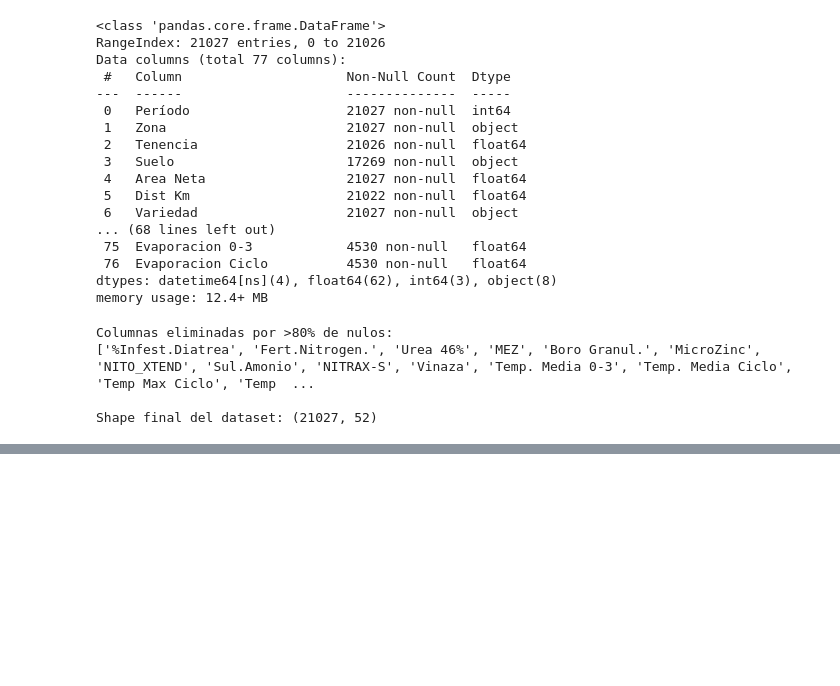
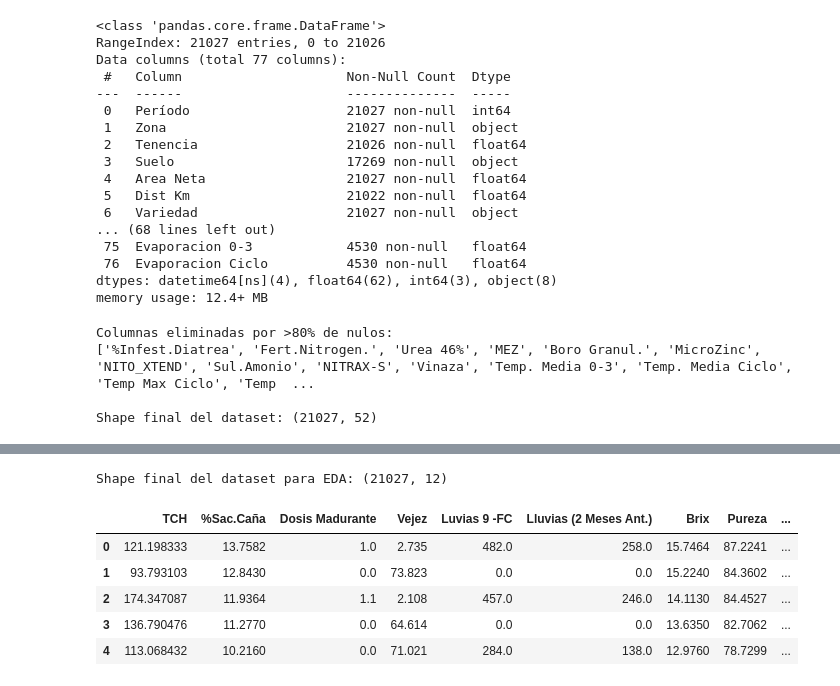
Before and after one commit to Yustes1704/Analisis_Cuantitativo_Ingenio, a Jupyter notebook: Taller_Final.ipynb, the cells around one changed output, grey strips where cells are left out. Cells and saved outputs as stored; diff of their text form; code cells hidden in the pictures; blank space fills up the shorter version.

Commit message:
Selección de variables realizada

```diff
--- a/Taller_Final.ipynb
+++ b/Taller_Final.ipynb
@@ -105,0 +159,34 @@ df.describe(include='all')
+# %%
+# Lista definitiva de variables independientes
+vars_finales = [
+    "Dosis Madurante",
+    "Vejez",
+    "Luvias 9 -FC",
+    "Lluvias (2 Meses Ant.)",
+    "Brix",
+    "Pureza",
+    "Sac.Caña Precosecha",
+    "%Sac.Muestreadora",
+    "Area Neta",
+    "Edad Ult Cos"
+]
+
+# Variables objetivo
+vars_objetivo = ["TCH", "%Sac.Caña"]
+
+# Subset del dataframe
+df_eda = df[vars_objetivo + vars_finales]
+
+# Verificar dimensiones
+print("Shape final del dataset para EDA:", df_eda.shape)
+
+# Verificar primeras filas
+df_eda.head()
+# %% [output]
+Shape final del dataset para EDA: (21027, 12)
+|  | TCH | %Sac.Caña | Dosis Madurante | Vejez | Luvias 9 -FC | Lluvias (2 Meses Ant.) | Brix | Pureza | ... |
+| 0 | 121.198333 | 13.7582 | 1.0 | 2.735 | 482.0 | 258.0 | 15.7464 | 87.2241 | ... |
+| 1 | 93.793103 | 12.8430 | 0.0 | 73.823 | 0.0 | 0.0 | 15.2240 | 84.3602 | ... |
+| 2 | 174.347087 | 11.9364 | 1.1 | 2.108 | 457.0 | 246.0 | 14.1130 | 84.4527 | ... |
+| 3 | 136.790476 | 11.2770 | 0.0 | 64.614 | 0.0 | 0.0 | 13.6350 | 82.7062 | ... |
+| 4 | 113.068432 | 10.2160 | 0.0 | 71.021 | 284.0 | 138.0 | 12.9760 | 78.7299 | ... |
```
Also changed, not shown: parts of 5 cells of this notebook.
